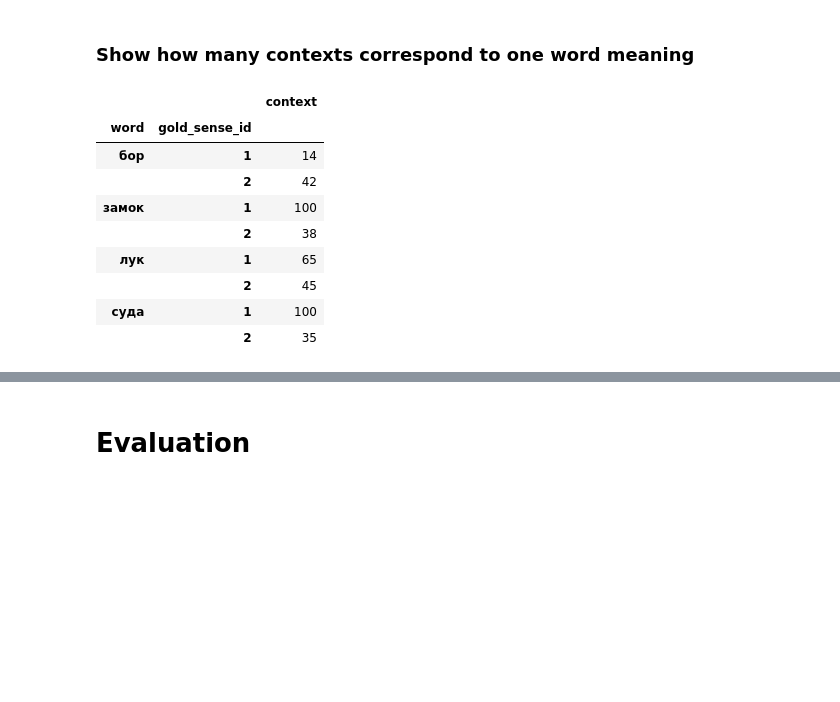
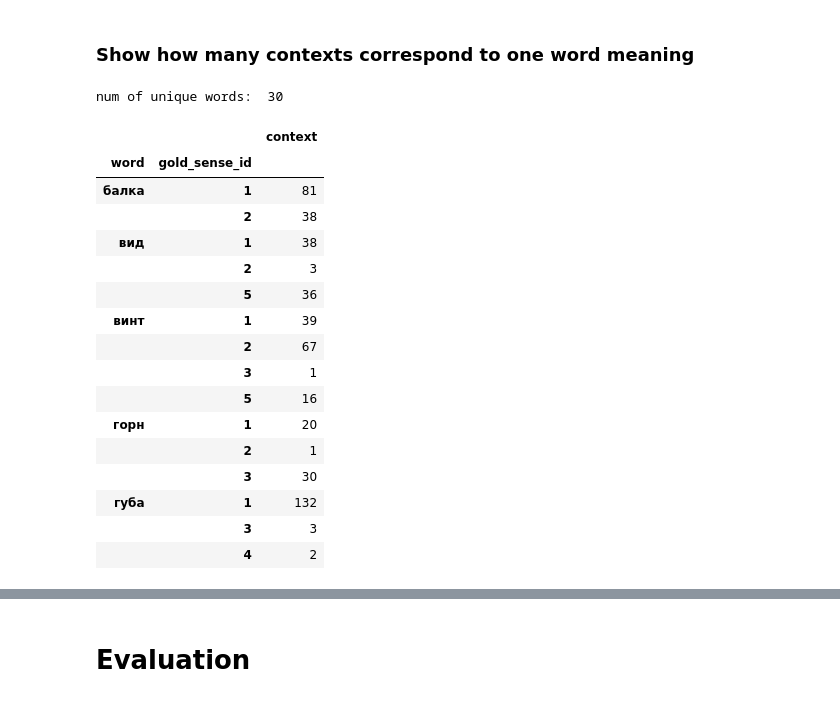
Before and after one commit to fogside/russe_wsi, a Jupyter notebook: notebooks/tf_ifd_kmeans_baseline.ipynb, the cells around one changed output, grey strips where cells are left out. Saved outputs shown, nothing was run; the diff lists cells and outputs as text; code cells hidden in the pictures; blank space fills up the shorter version.

```diff
--- a/notebooks/tf_ifd_kmeans_baseline.ipynb
+++ b/notebooks/tf_ifd_kmeans_baseline.ipynb
@@ -31,7 +31,7 @@ import tqdm
 |active-rutenten|additional|Active Dict.|ruTenTen|train|21|71|3.4|3671
 |bts-rutenten|additional|Gramota.ru|ruTenTen|train|11|25|2.3|956
 # %%
-data = pd.read_csv("../data/main/wiki-wiki/train.csv", sep='\t',
+data = pd.read_csv("../data/main/bts-rnc/train.csv", sep='\t',
                    dtype={'gold_sense_id': str, 'predict_sense_id': str})
 data.head()
 # %% [output]
@@ -44,15 +55,24 @@ data.head()
 # %% [markdown]
 ### Show how many contexts correspond to one word meaning
 # %%
-data.ix[:,['word', 'gold_sense_id', 'context']].groupby(['word', 'gold_sense_id']).count()
+print('num of unique words: ', len(data.word.unique()))
+data.loc[:,['word', 'gold_sense_id', 'context']].groupby(['word', 'gold_sense_id']).count().head(15)
 # %% [output]
+num of unique words:  30
 |  |  | context |
 | word | gold_sense_id |  |
-| бор | 1 | 14 |
-|  | 2 | 42 |
-| замок | 1 | 100 |
+| балка | 1 | 81 |
 |  | 2 | 38 |
-| лук | 1 | 65 |
-|  | 2 | 45 |
-| суда | 1 | 100 |
-|  | 2 | 35 |
+| вид | 1 | 38 |
+|  | 2 | 3 |
+|  | 5 | 36 |
+| винт | 1 | 39 |
+|  | 2 | 67 |
+|  | 3 | 1 |
+|  | 5 | 16 |
+| горн | 1 | 20 |
+|  | 2 | 1 |
+|  | 3 | 30 |
+| губа | 1 | 132 |
+|  | 3 | 3 |
+|  | 4 | 2 |
```
Also changed, not shown: parts of 59 cells of this notebook.
